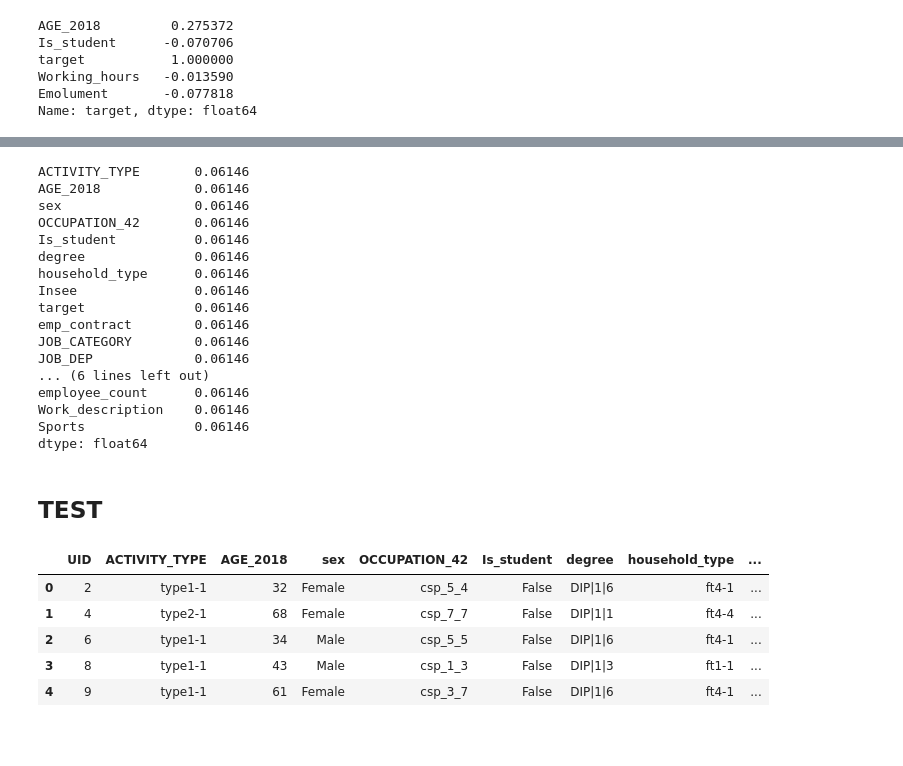
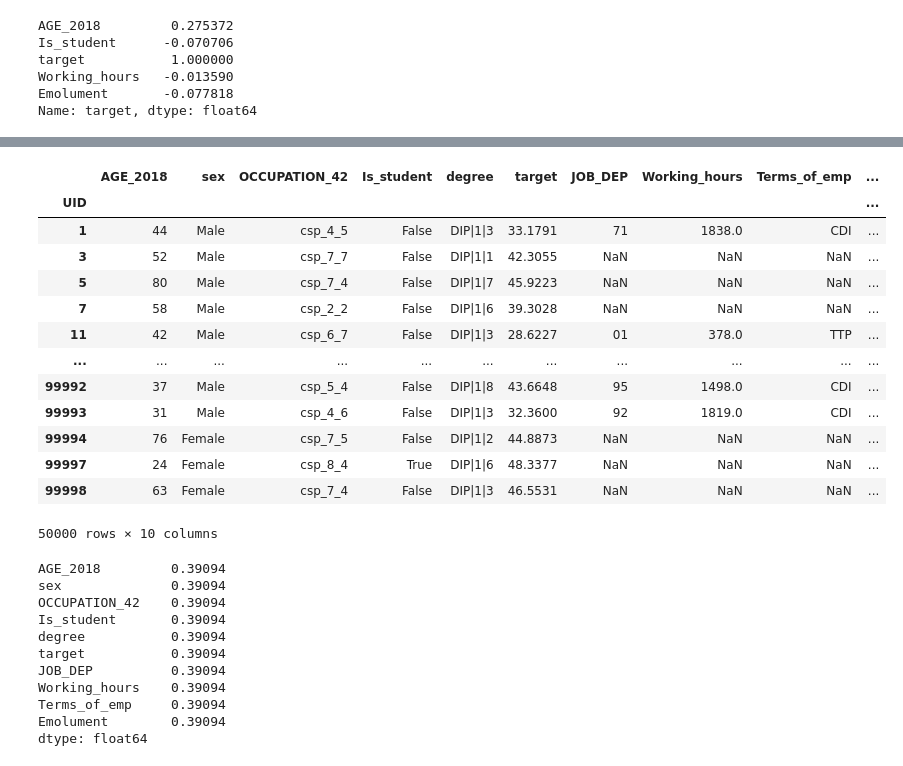
Before and after one commit to matardoky/ould-, a Jupyter notebook: Analyse et exploration des données .ipynb, the cells around one changed output, grey strips where cells are left out. Drawn from its saved outputs; the diff is of its cells as text; code cells hidden in the pictures; blank space fills up the shorter version.

```diff
--- a/Analyse et exploration des données .ipynb
+++ b/Analyse et exploration des données .ipynb
@@ -408,22 +385,33 @@ sns.heatmap(_df.corr())
+# %%
+df = df.drop(["ACTIVITY_TYPE","household_type", "Insee", "emp_contract", "JOB_CATEGORY", "eco_sect", "Employer_type", "JOB_CONDITION", "employee_count", "Work_description", "Sports" ], axis=1)
+# %%
+df
+# %% [output]
+|  | AGE_2018 | sex | OCCUPATION_42 | Is_student | degree | target | JOB_DEP | Working_hours | Terms_of_emp | ... |
+| UID |  |  |  |  |  |  |  |  |  | ... |
+| 1 | 44 | Male | csp_4_5 | False | DIP|1|3 | 33.1791 | 71 | 1838.0 | CDI | ... |
+| 3 | 52 | Male | csp_7_7 | False | DIP|1|1 | 42.3055 | NaN | NaN | NaN | ... |
+| 5 | 80 | Male | csp_7_4 | False | DIP|1|7 | 45.9223 | NaN | NaN | NaN | ... |
+| 7 | 58 | Male | csp_2_2 | False | DIP|1|6 | 39.3028 | NaN | NaN | NaN | ... |
+| 11 | 42 | Male | csp_6_7 | False | DIP|1|3 | 28.6227 | 01 | 378.0 | TTP | ... |
+| ... | ... | ... | ... | ... | ... | ... | ... | ... | ... | ... |
+| 99992 | 37 | Male | csp_5_4 | False | DIP|1|8 | 43.6648 | 95 | 1498.0 | CDI | ... |
+| 99993 | 31 | Male | csp_4_6 | False | DIP|1|3 | 32.3600 | 92 | 1819.0 | CDI | ... |
+| 99994 | 76 | Female | csp_7_5 | False | DIP|1|2 | 44.8873 | NaN | NaN | NaN | ... |
+| 99997 | 24 | Female | csp_8_4 | True | DIP|1|6 | 48.3377 | NaN | NaN | NaN | ... |
+| 99998 | 63 | Female | csp_7_4 | False | DIP|1|3 | 46.5531 | NaN | NaN | NaN | ... |
+50000 rows × 10 columns
 # %%
 df.dropna().count() / df.shape[0]
 # %% [output]
-ACTIVITY_TYPE       0.06146
-AGE_2018            0.06146
-sex                 0.06146
-OCCUPATION_42       0.06146
-Is_student          0.06146
-degree              0.06146
-household_type      0.06146
-Insee               0.06146
-target              0.06146
-emp_contract        0.06146
-JOB_CATEGORY        0.06146
-JOB_DEP             0.06146
-... (6 lines left out)
-employee_count      0.06146
-Work_description    0.06146
-Sports              0.06146
+AGE_2018         0.39094
+sex              0.39094
+OCCUPATION_42    0.39094
+Is_student       0.39094
+degree           0.39094
+target           0.39094
+JOB_DEP          0.39094
+Working_hours    0.39094
+Terms_of_emp     0.39094
+Emolument        0.39094
 dtype: float64
-# %% [markdown]
-## TEST
@@ -434,9 +417,0 @@ df = data.copy()
-# %%
-df.head()
-# %% [output]
-|  | UID | ACTIVITY_TYPE | AGE_2018 | sex | OCCUPATION_42 | Is_student | degree | household_type | ... |
-| 0 | 2 | type1-1 | 32 | Female | csp_5_4 | False | DIP|1|6 | ft4-1 | ... |
-| 1 | 4 | type2-1 | 68 | Female | csp_7_7 | False | DIP|1|1 | ft4-4 | ... |
-| 2 | 6 | type1-1 | 34 | Male | csp_5_5 | False | DIP|1|6 | ft4-1 | ... |
-| 3 | 8 | type1-1 | 43 | Male | csp_1_3 | False | DIP|1|3 | ft1-1 | ... |
-| 4 | 9 | type1-1 | 61 | Female | csp_3_7 | False | DIP|1|6 | ft4-1 | ... |
```
Also changed, not shown: parts of 22 cells of this notebook, 1 other file.
